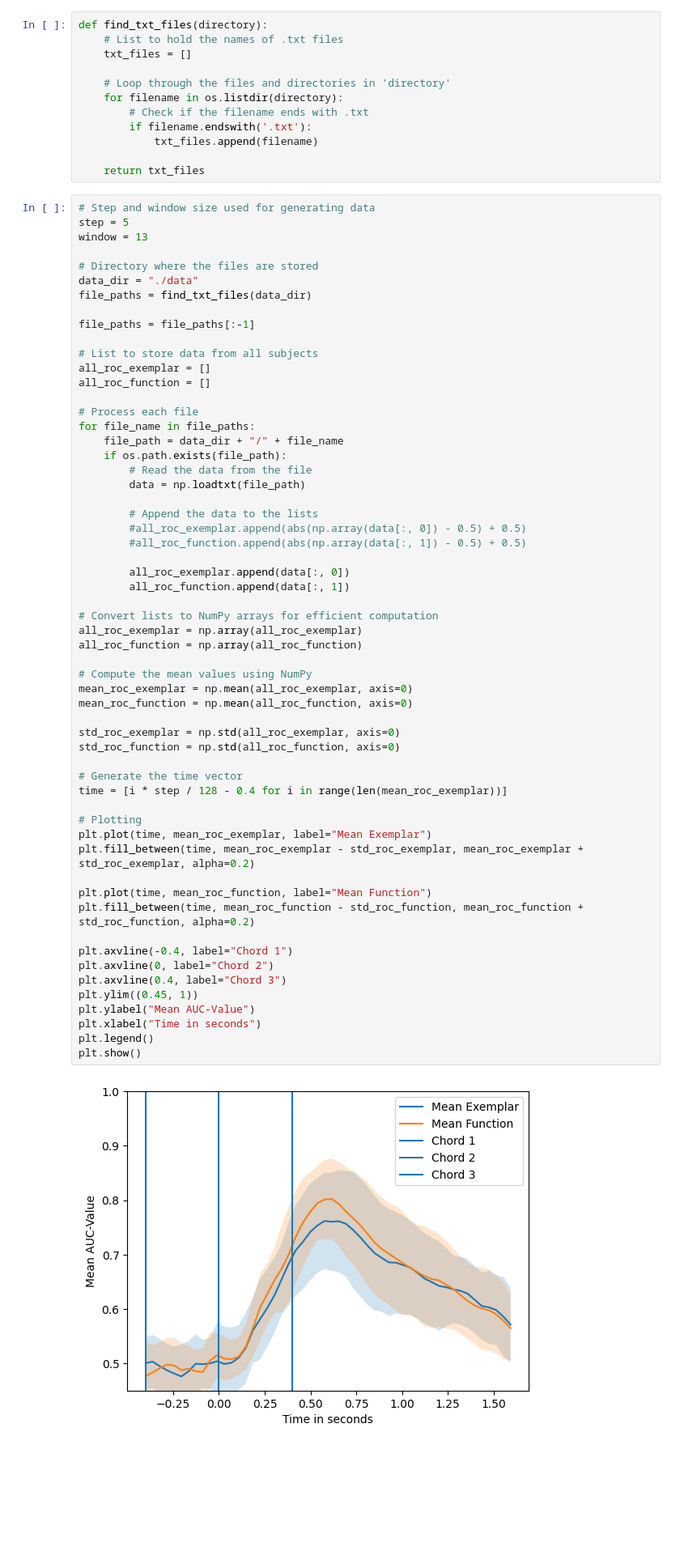
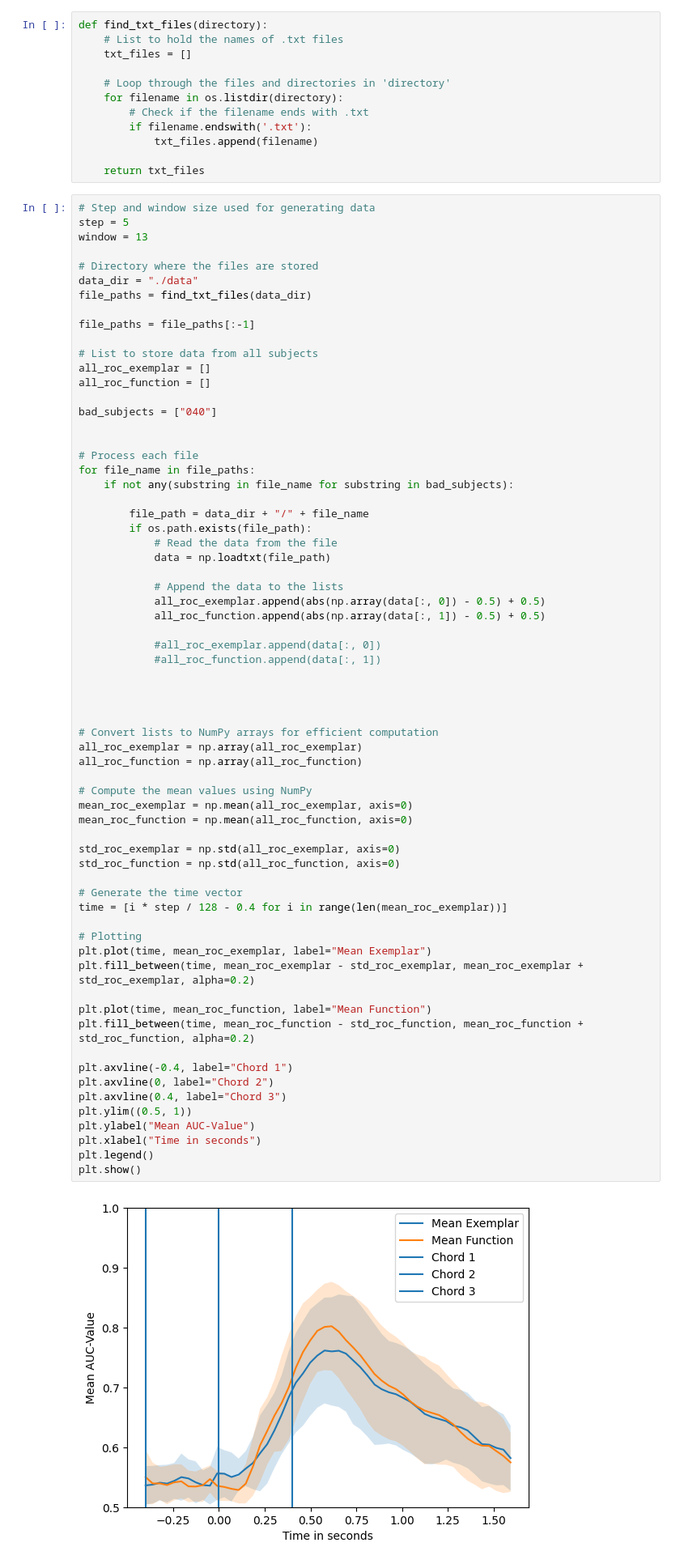
Before and after one commit to Rripped/eeg-chord-oddball, a Jupyter notebook: statistical_analysis.ipynb, the cells around one changed output. Shown at 81% size. Saved outputs shown, nothing was run; the diff lists cells and outputs as text; blank space fills up the shorter version.

Commit message:
Added cleaner code for ignoring subjects

```diff
--- a/statistical_analysis.ipynb
+++ b/statistical_analysis.ipynb
@@ -29,51 +29,59 @@ file_paths = file_paths[:-1]
 all_roc_exemplar = []
 all_roc_function = []
 
+bad_subjects = ["040"]
+
+
 # Process each file
 for file_name in file_paths:
-    file_path = data_dir + "/" + file_name
-    if os.path.exists(file_path):
-        # Read the data from the file
-        data = np.loadtxt(file_path)
+    if not any(substring in file_name for substring in bad_subjects):
 
-        # Append the data to the lists
-        #all_roc_exemplar.append(abs(np.array(data[:, 0]) - 0.5) + 0.5)
-        #all_roc_function.append(abs(np.array(data[:, 1]) - 0.5) + 0.5)
+        file_path = data_dir + "/" + file_name
+        if os.path.exists(file_path):
+            # Read the data from the file
+            data = np.loadtxt(file_path)
 
-        all_roc_exemplar.append(data[:, 0])
-        all_roc_function.append(data[:, 1])
+            # Append the data to the lists
+            all_roc_exemplar.append(abs(np.array(data[:, 0]) - 0.5) + 0.5)
+            all_roc_function.append(abs(np.array(data[:, 1]) - 0.5) + 0.5)
+
+            #all_roc_exemplar.append(data[:, 0])
+            #all_roc_function.append(data[:, 1])
+
+
+
 
 # Convert lists to NumPy arrays for efficient computation
 all_roc_exemplar = np.array(all_roc_exemplar)
 all_roc_function = np.array(all_roc_function)
 
 # Compute the mean values using NumPy
 mean_roc_exemplar = np.mean(all_roc_exemplar, axis=0)
 mean_roc_function = np.mean(all_roc_function, axis=0)
 
 std_roc_exemplar = np.std(all_roc_exemplar, axis=0)
 std_roc_function = np.std(all_roc_function, axis=0)
 
 # Generate the time vector
 time = [i * step / 128 - 0.4 for i in range(len(mean_roc_exemplar))]
 
 # Plotting
 plt.plot(time, mean_roc_exemplar, label="Mean Exemplar")
 plt.fill_between(time, mean_roc_exemplar - std_roc_exemplar, mean_roc_exemplar + std_roc_exemplar, alpha=0.2)
 
 plt.plot(time, mean_roc_function, label="Mean Function")
 plt.fill_between(time, mean_roc_function - std_roc_function, mean_roc_function + std_roc_function, alpha=0.2)
 
 plt.axvline(-0.4, label="Chord 1")
 plt.axvline(0, label="Chord 2")
 plt.axvline(0.4, label="Chord 3")
-plt.ylim((0.45, 1))
+plt.ylim((0.5, 1))
 plt.ylabel("Mean AUC-Value")
 plt.xlabel("Time in seconds")
 plt.legend()
 plt.show()
 # %% [output]
-[figure, old version]
+[figure, new version]
 # %%
 # Step and window size used for generating data
 step = 5
```
